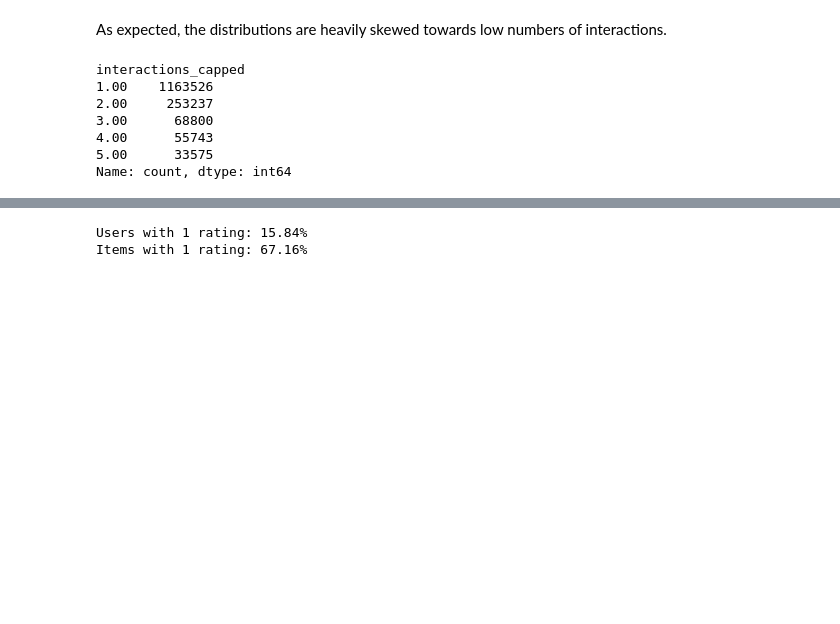
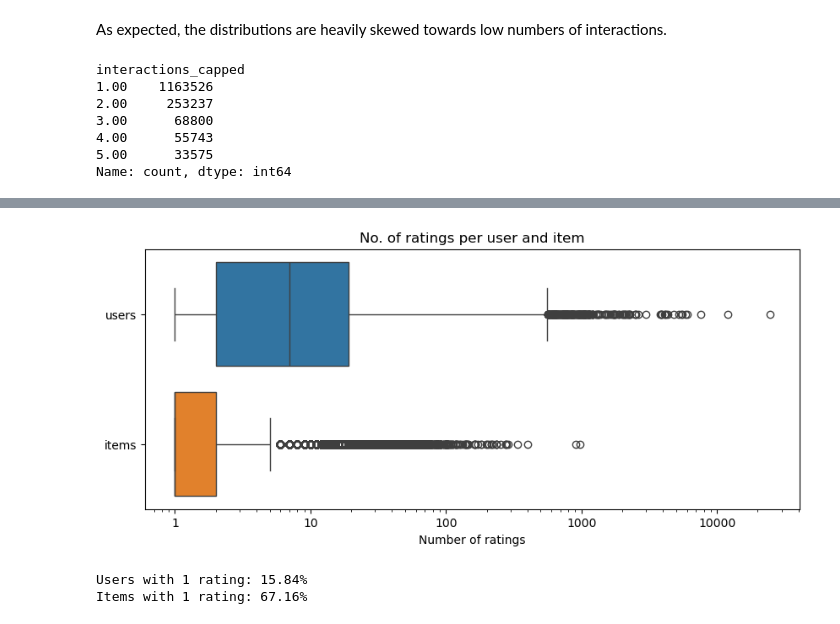
Before and after one commit to DungBeetleBASH/recsys-pipeliner, a Jupyter notebook: notebooks/blog/01-explore-data.ipynb, the cells around one changed output, grey strips where cells are left out. Drawn from its saved outputs; the diff is of its cells as text; code cells hidden in the pictures; blank space fills up the shorter version.

```diff
--- a/notebooks/blog/01-explore-data.ipynb
+++ b/notebooks/blog/01-explore-data.ipynb
@@ -125,5 +115,26 @@ print("unique items:", item_rating_stats.shape[0])
 unique users: 62719
 unique items: 792547
+# %%
+n_ratings = pd.concat(
+    [
+        user_rating_stats["n_ratings"].to_frame("users"),
+        item_rating_stats["n_ratings"].to_frame("items"),
+    ],
+    axis=1,
+).astype(float)
+
+fig, ax = plt.subplots(1, 1, figsize=(10, 4))
+sns.boxplot(data=n_ratings, ax=ax, orient="h", log_scale=True)
+
+formatter = ScalarFormatter()
+formatter.set_scientific(False)
+ax.xaxis.set_major_formatter(formatter)
+ax.set_title("No. of ratings per user and item")
+ax.set_xlabel("Number of ratings")
+
+plt.show()
+# %% [output]
+[figure, added]
 # %%
 user_rating_counts = (
     user_rating_stats.n_ratings.value_counts().sort_index().to_frame("n_users").reset_index()
```
Also changed, not shown: parts of 5 cells of this notebook, 1 other file.
